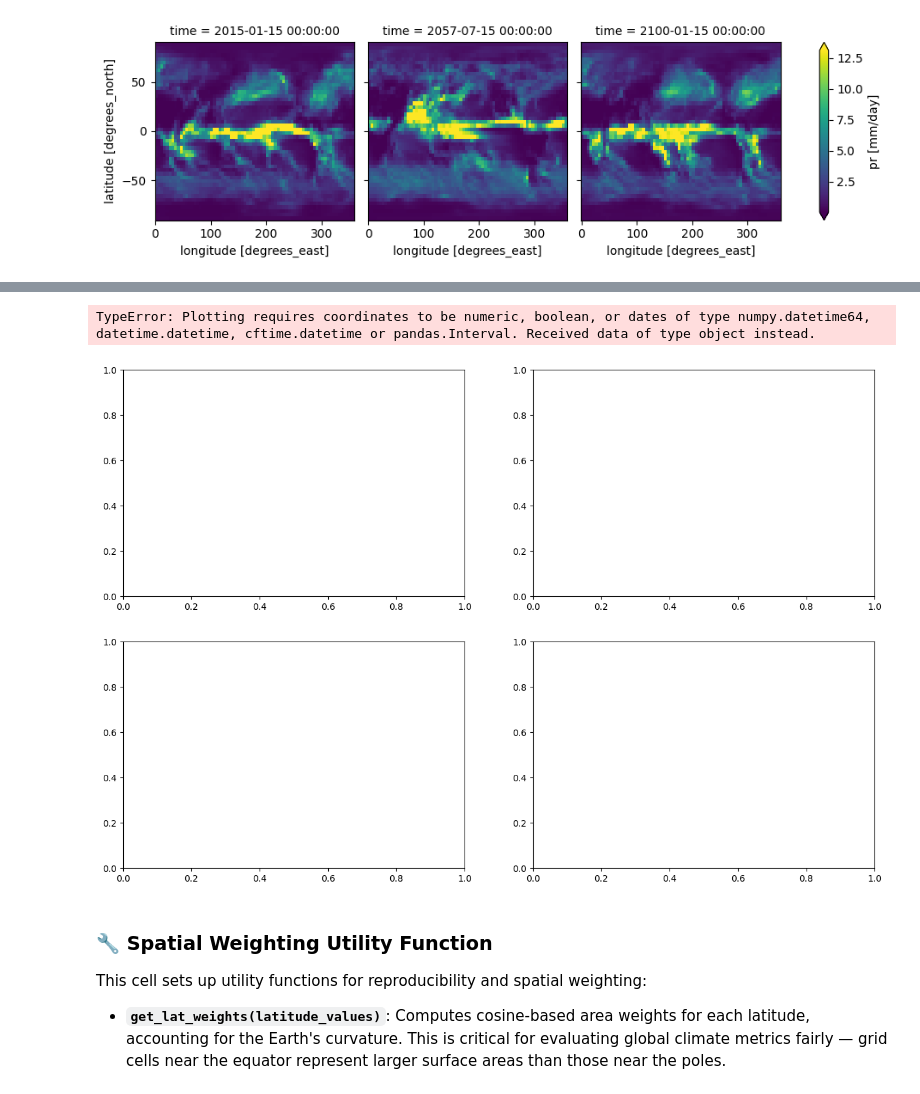
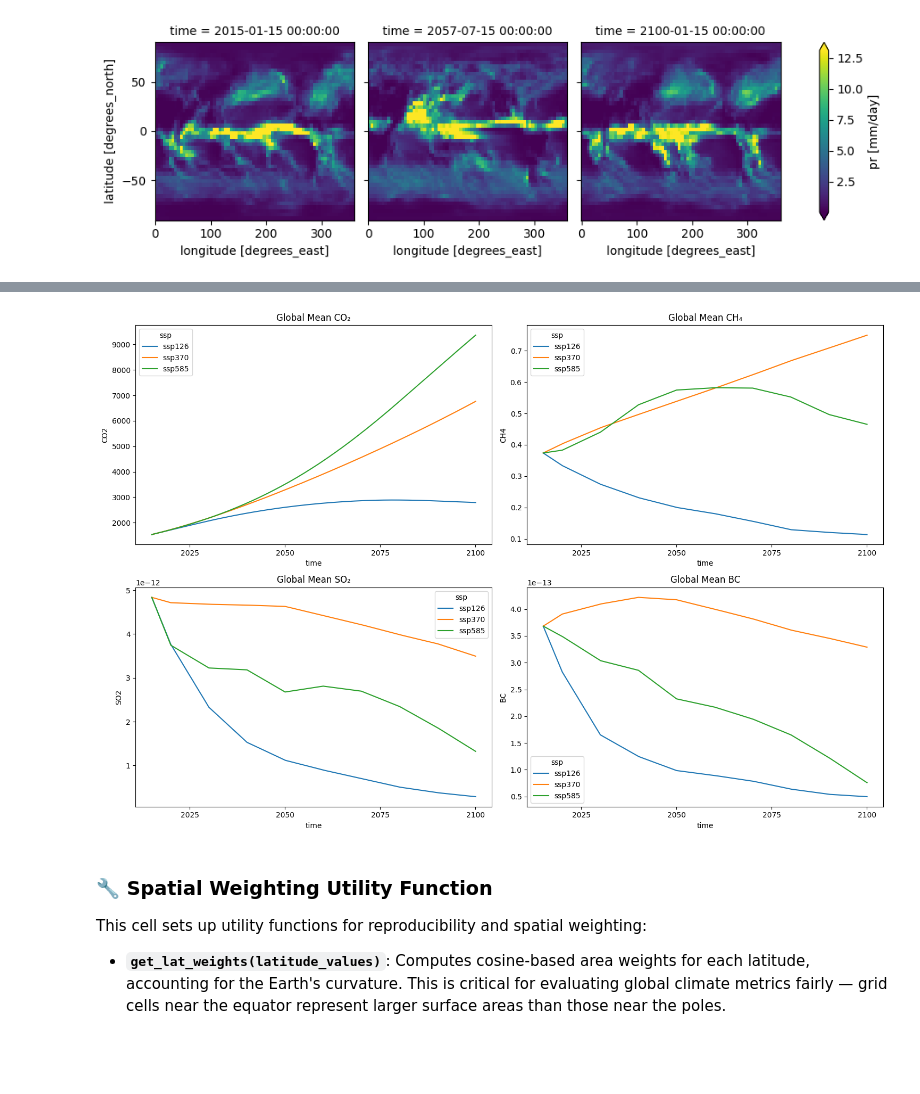
Before and after one commit to cgaldston/CSE_151B_Final_Project, a Jupyter notebook: cgaldston_attempt1.ipynb, the cells around one changed output, grey strips where cells are left out. Saved outputs shown, nothing was run; the diff lists cells and outputs as text; code cells hidden in the pictures; blank space fills up the shorter version.

```diff
--- a/cgaldston_attempt1.ipynb
+++ b/cgaldston_attempt1.ipynb
@@ -243,14 +378,26 @@ TypeError: Plotting requires coordinates to be numeric, boolean, or dates of typ
 # %%
 global_mean_data = data.sel(ssp=["ssp126", "ssp370", "ssp585"]).mean(dim=["longitude", "latitude", "member_id"])
+
 fig, axes = plt.subplots(2, 2, figsize=(15, 10))
 axes = axes.flatten()
+
 global_mean_data.CO2.plot(ax=axes[0], hue="ssp")
+axes[0].set_title("Global Mean CO₂")
+
 global_mean_data.CH4.plot(ax=axes[1], hue="ssp")
+axes[1].set_title("Global Mean CH₄")
+
 global_mean_data.SO2.plot(ax=axes[2], hue="ssp")
+axes[2].set_title("Global Mean SO₂")
+
 global_mean_data.BC.plot(ax=axes[3], hue="ssp")
+axes[3].set_title("Global Mean BC")
+
+plt.tight_layout()
+plt.savefig("global_mean_inputs_by_ssp.png", dpi=300, bbox_inches="tight")
+plt.show()
 # %% [output]
-TypeError: Plotting requires coordinates to be numeric, boolean, or dates of type numpy.datetime64, datetime.datetime, cftime.datetime or pandas.Interval. Received data of type object instead.
-[figure, old version]
+[figure, new version]
 # %% [markdown]
 ### 🔧 Spatial Weighting Utility Function
 
```
Also changed, not shown: parts of 27 cells of this notebook.
